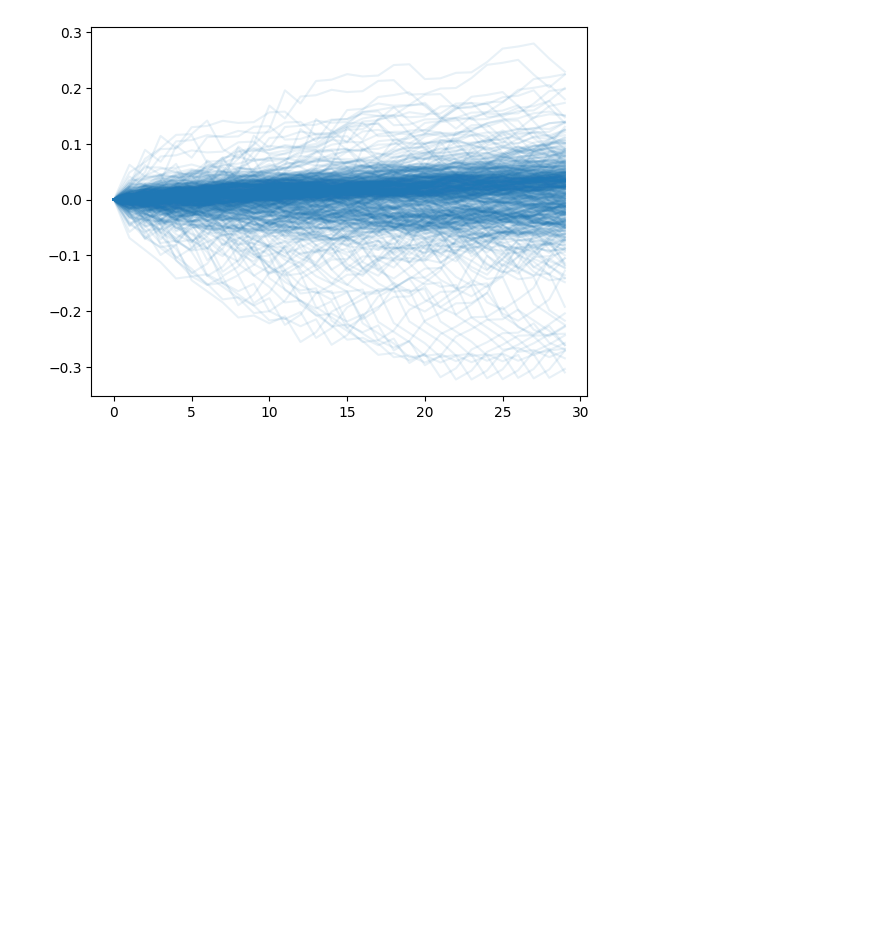
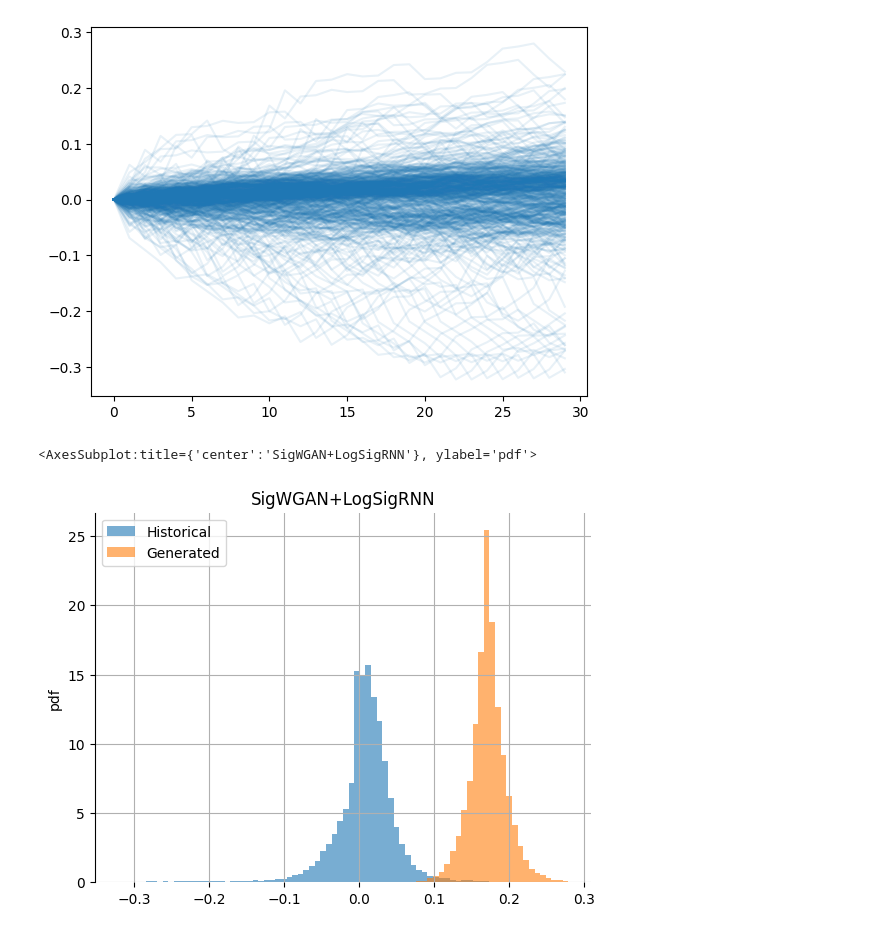
Before and after one commit to levi0206/Signature-GAN, a Jupyter notebook: sigwgan.ipynb, the cells around one changed output. Saved outputs shown, nothing was run; the diff lists cells and outputs as text; code cells hidden in the pictures; blank space fills up the shorter version.

```diff
--- a/sigwgan.ipynb
+++ b/sigwgan.ipynb
@@ -211,3 +178,8 @@ print(x_real_rolled[:600, :, i].shape)
 # %% [output]
 torch.Size([600, 30])
 [figure]
+# %%
+compare_hists(to_numpy(x_real_rolled[:1024]),to_numpy(x_fake),trainer="SigWGAN",G="LogSigRNN")
+# %% [output]
+<AxesSubplot:title={'center':'SigWGAN+LogSigRNN'}, ylabel='pdf'>
+[figure, added]
```
Also changed, not shown: parts of 18 cells of this notebook, 1 other file.
